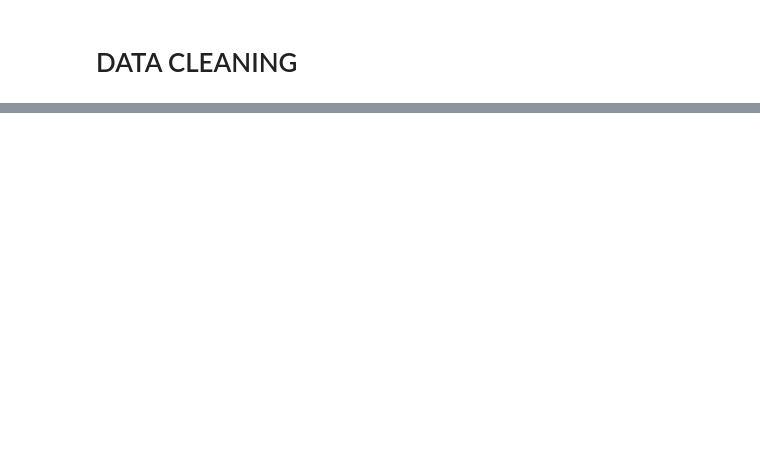
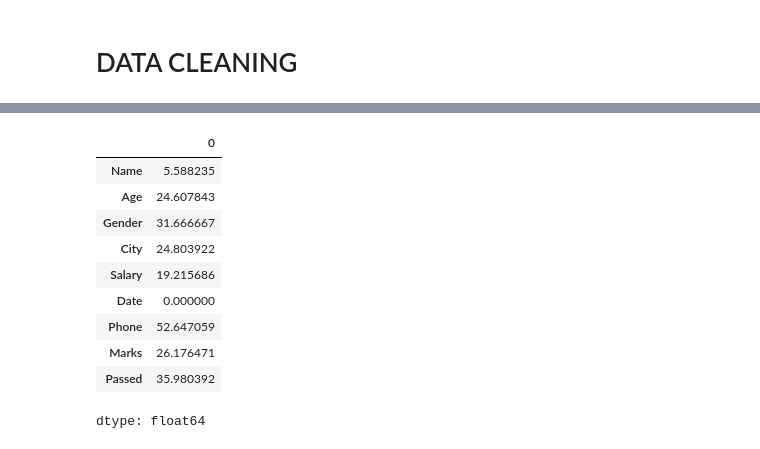
Before and after one commit to Pritishcoder07/AIMLP, a Jupyter notebook: Basic_ML.ipynb, the cells around one changed output, grey strips where cells are left out. Saved outputs shown, nothing was run; the diff lists cells and outputs as text; code cells hidden in the pictures; blank space fills up the shorter version.

```diff
--- a/Basic_ML.ipynb
+++ b/Basic_ML.ipynb
@@ -118,4 +234,4 @@ upload  = files.upload()
 # %%
-messdata = pd.read_csv('netflix1.csv.zip')
+messdata = pd.read_csv('dirty_dataset_1000.csv')
 # %%
 messdata
@@ -126,2 +280,14 @@ messdata.info()
 # %%
-messdata.isnull().sum()
+messdata.isnull().sum()/len(messdata)*100
+# %% [output]
+|  | 0 |
+| Name | 5.588235 |
+| Age | 24.607843 |
+| Gender | 31.666667 |
+| City | 24.803922 |
+| Salary | 19.215686 |
+| Date | 0.000000 |
+| Phone | 52.647059 |
+| Marks | 26.176471 |
+| Passed | 35.980392 |
+dtype: float64
```
Also changed, not shown: parts of 36 cells of this notebook.
